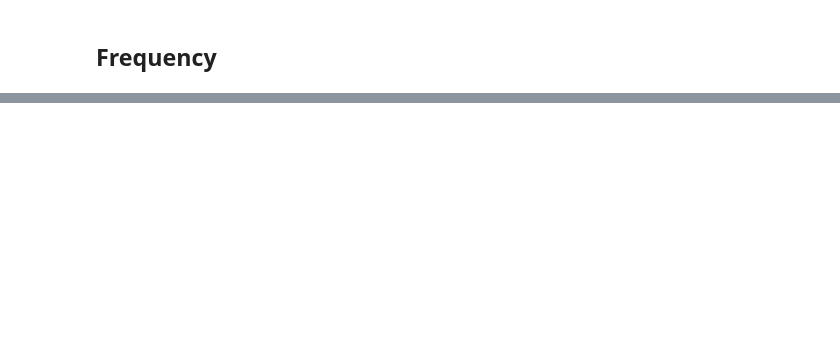
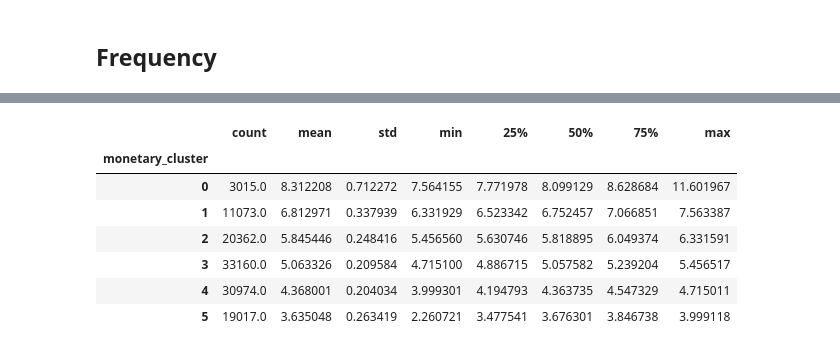
Before and after one commit to Yuki-bach/marketing, a Jupyter notebook: rfm_anaysis.ipynb, the cells around one changed output, grey strips where cells are left out. Cells and saved outputs as stored; diff of their text form; code cells hidden in the pictures; blank space fills up the shorter version.

```diff
--- a/rfm_anaysis.ipynb
+++ b/rfm_anaysis.ipynb
@@ -198,0 +295,29 @@ df_rfm.groupby('recency_cluster')['recency'].describe()
+# %%
+## Most cusotmers in the cluster 5.
+## So I use log transformation, and recreate the clusters.
+
+## Remove monetary_cluster column
+df_rfm = df_rfm.drop('monetary_cluster', axis=1)
+
+# Apply log transformation
+df_rfm['monetary_log'] = np.log(df_rfm['payment_value'])
+
+# Run K-means on the transformed data
+kmeans = KMeans(n_clusters=6)
+kmeans.fit(df_rfm[['monetary_log']])
+df_rfm['monetary_cluster'] = kmeans.predict(df_rfm[['monetary_log']])
+
+# Order the cluster numbers
+df_rfm = order_cluster('monetary_cluster', 'monetary_log', df_rfm)
+
+# Show details of the dataframe
+df_rfm.groupby('monetary_cluster')['monetary_log'].describe()
+# %% [output]
+|  | count | mean | std | min | 25% | 50% | 75% | max |
+| monetary_cluster |  |  |  |  |  |  |  |  |
+| 0 | 3015.0 | 8.312208 | 0.712272 | 7.564155 | 7.771978 | 8.099129 | 8.628684 | 11.601967 |
+| 1 | 11073.0 | 6.812971 | 0.337939 | 6.331929 | 6.523342 | 6.752457 | 7.066851 | 7.563387 |
+| 2 | 20362.0 | 5.845446 | 0.248416 | 5.456560 | 5.630746 | 5.818895 | 6.049374 | 6.331591 |
+| 3 | 33160.0 | 5.063326 | 0.209584 | 4.715100 | 4.886715 | 5.057582 | 5.239204 | 5.456517 |
+| 4 | 30974.0 | 4.368001 | 0.204034 | 3.999301 | 4.194793 | 4.363735 | 4.547329 | 4.715011 |
+| 5 | 19017.0 | 3.635048 | 0.263419 | 2.260721 | 3.477541 | 3.676301 | 3.846738 | 3.999118 |
```
Also changed, not shown: parts of 14 cells of this notebook.
